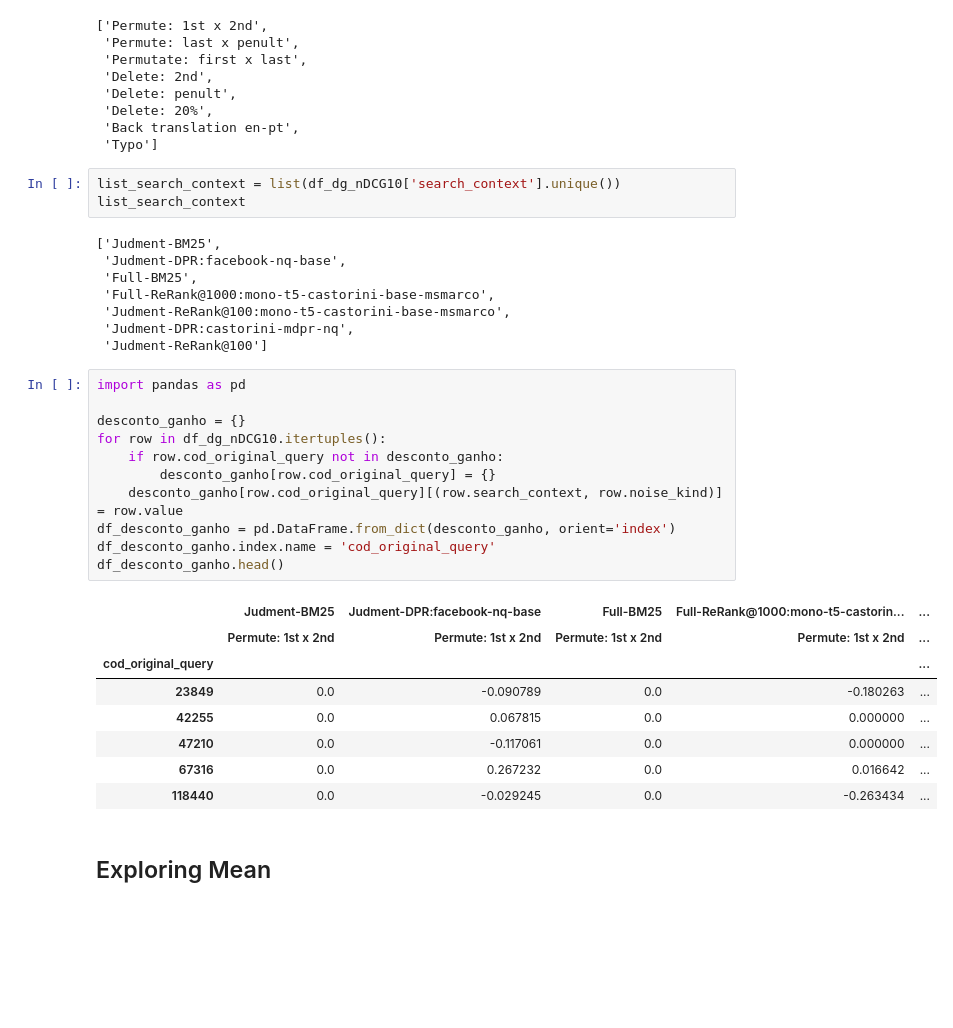
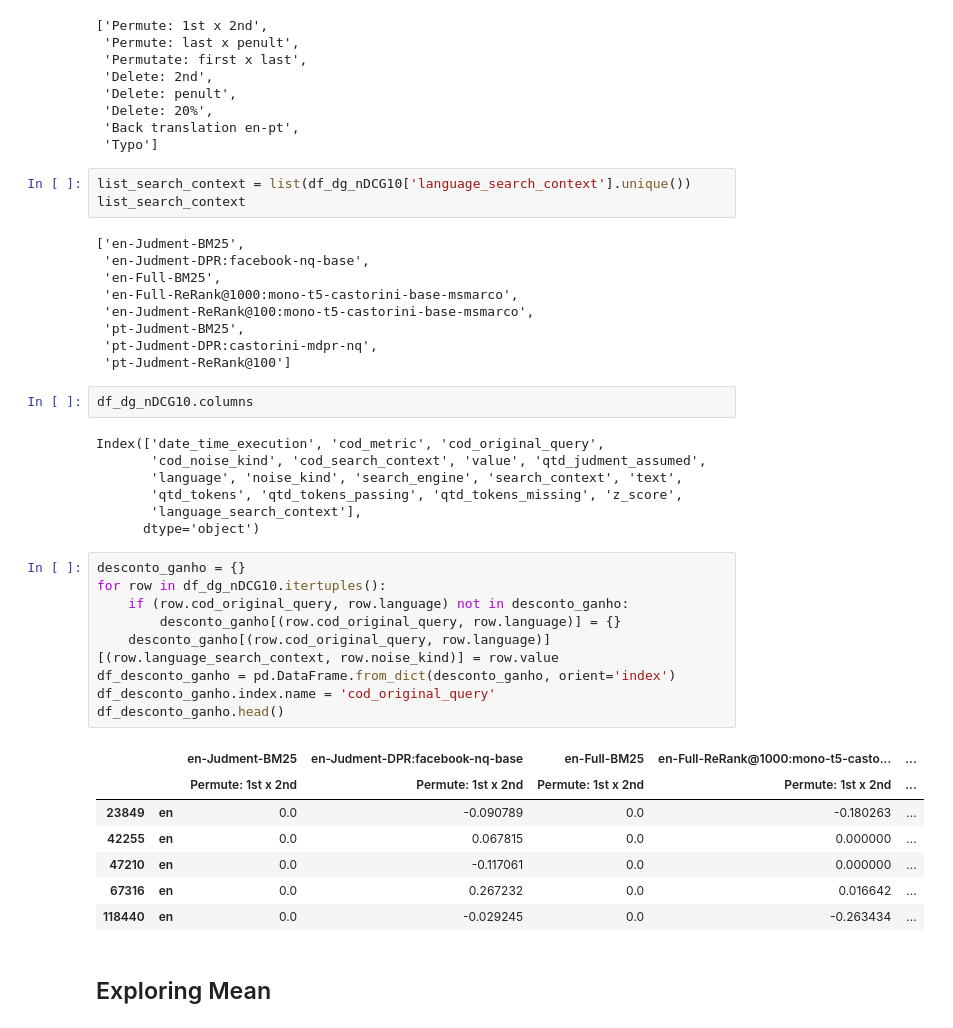
Before and after one commit to leonardo3108/robustez-query, a Jupyter notebook: code/analysis/Analysis_Discount_Gain.ipynb, the cells around one changed output. Drawn from its saved outputs; the diff is of its cells as text; blank space fills up the shorter version.

```diff
--- a/code/analysis/Analysis_Discount_Gain.ipynb
+++ b/code/analysis/Analysis_Discount_Gain.ipynb
@@ -780,36 +792,43 @@ list_noise_kind_descr
  'Back translation en-pt',
  'Typo']
 # %%
-list_search_context = list(df_dg_nDCG10['search_context'].unique())
+list_search_context = list(df_dg_nDCG10['language_search_context'].unique())
 list_search_context
 # %% [output]
-['Judment-BM25',
- 'Judment-DPR:facebook-nq-base',
- 'Full-BM25',
- 'Full-ReRank@1000:mono-t5-castorini-base-msmarco',
- 'Judment-ReRank@100:mono-t5-castorini-base-msmarco',
- 'Judment-DPR:castorini-mdpr-nq',
- 'Judment-ReRank@100']
+['en-Judment-BM25',
+ 'en-Judment-DPR:facebook-nq-base',
+ 'en-Full-BM25',
+ 'en-Full-ReRank@1000:mono-t5-castorini-base-msmarco',
+ 'en-Judment-ReRank@100:mono-t5-castorini-base-msmarco',
+ 'pt-Judment-BM25',
+ 'pt-Judment-DPR:castorini-mdpr-nq',
+ 'pt-Judment-ReRank@100']
+# %%
+df_dg_nDCG10.columns
+# %% [output]
+Index(['date_time_execution', 'cod_metric', 'cod_original_query',
+       'cod_noise_kind', 'cod_search_context', 'value', 'qtd_judment_assumed',
+       'language', 'noise_kind', 'search_engine', 'search_context', 'text',
+       'qtd_tokens', 'qtd_tokens_passing', 'qtd_tokens_missing', 'z_score',
+       'language_search_context'],
+      dtype='object')
 # %%
-import pandas as pd
-
 desconto_ganho = {}
 for row in df_dg_nDCG10.itertuples():
-    if row.cod_original_query not in desconto_ganho:
-        desconto_ganho[row.cod_original_query] = {}
-    desconto_ganho[row.cod_original_query][(row.search_context, row.noise_kind)] = row.value
+    if (row.cod_original_query, row.language) not in desconto_ganho:
+        desconto_ganho[(row.cod_original_query, row.language)] = {}
+    desconto_ganho[(row.cod_original_query, row.language)][(row.language_search_context, row.noise_kind)] = row.value
 df_desconto_ganho = pd.DataFrame.from_dict(desconto_ganho, orient='index')
 df_desconto_ganho.index.name = 'cod_original_query'
 df_desconto_ganho.head()
 # %% [output]
-|  | Judment-BM25 | Judment-DPR:facebook-nq-base | Full-BM25 | Full-ReRank@1000:mono-t5-castorin... | ... |
-|  | Permute: 1st x 2nd | Permute: 1st x 2nd | Permute: 1st x 2nd | Permute: 1st x 2nd | ... |
-| cod_original_query |  |  |  |  | ... |
-| 23849 | 0.0 | -0.090789 | 0.0 | -0.180263 | ... |
-| 42255 | 0.0 | 0.067815 | 0.0 | 0.000000 | ... |
-| 47210 | 0.0 | -0.117061 | 0.0 | 0.000000 | ... |
-| 67316 | 0.0 | 0.267232 | 0.0 | 0.016642 | ... |
-| 118440 | 0.0 | -0.029245 | 0.0 | -0.263434 | ... |
+|  |  | en-Judment-BM25 | en-Judment-DPR:facebook-nq-base | en-Full-BM25 | en-Full-ReRank@1000:mono-t5-casto... | ... |
+|  |  | Permute: 1st x 2nd | Permute: 1st x 2nd | Permute: 1st x 2nd | Permute: 1st x 2nd | ... |
+| 23849 | en | 0.0 | -0.090789 | 0.0 | -0.180263 | ... |
+| 42255 | en | 0.0 | 0.067815 | 0.0 | 0.000000 | ... |
+| 47210 | en | 0.0 | -0.117061 | 0.0 | 0.000000 | ... |
+| 67316 | en | 0.0 | 0.267232 | 0.0 | 0.016642 | ... |
+| 118440 | en | 0.0 | -0.029245 | 0.0 | -0.263434 | ... |
 # %% [markdown]
 ## Exploring Mean
 # %%
```
Also changed, not shown: parts of 6 cells of this notebook.
